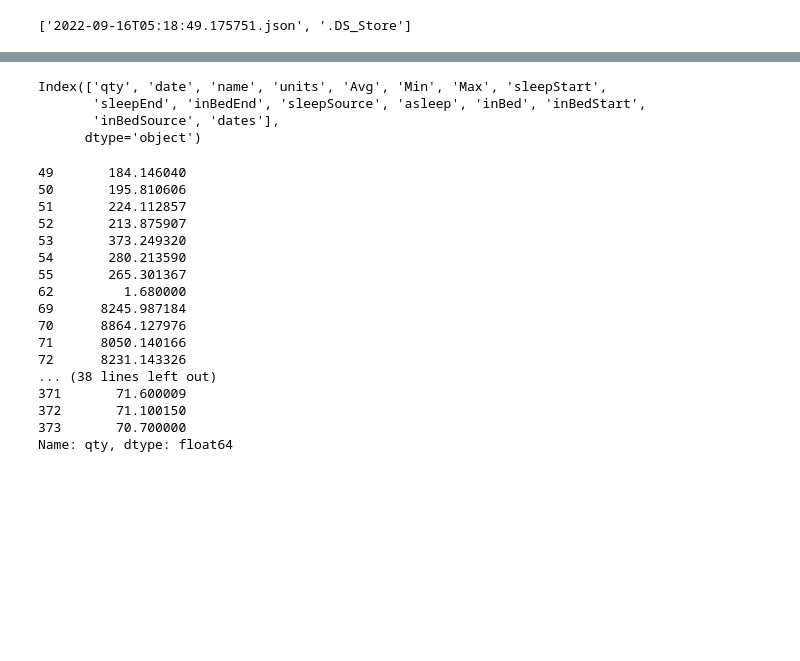
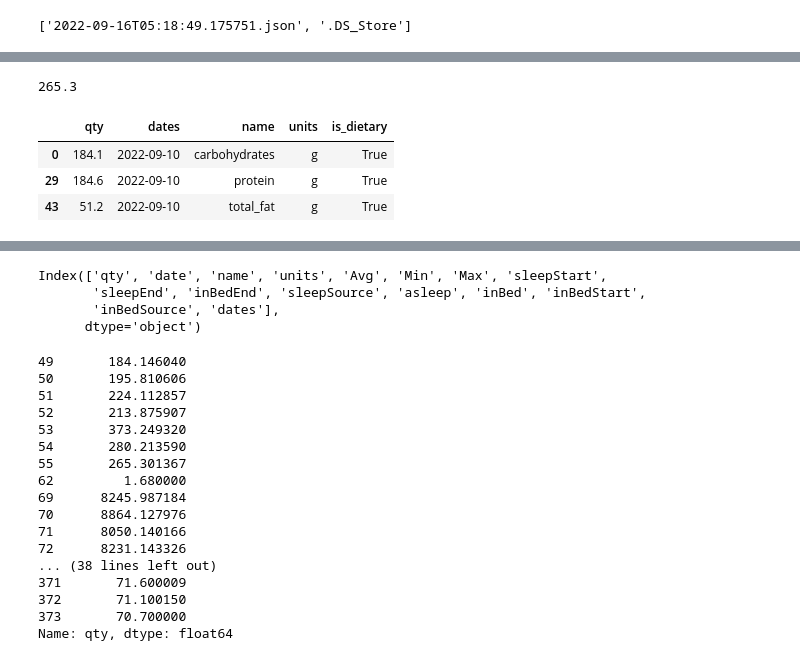
Before and after one commit to namtonthat/apple-health-data, a Jupyter notebook: ap.ipynb, the cells around one changed output, grey strips where cells are left out. Saved outputs shown, nothing was run; the diff lists cells and outputs as text; code cells hidden in the pictures; blank space fills up the shorter version.

```diff
--- a/ap.ipynb
+++ b/ap.ipynb
@@ -81,0 +83,11 @@ df_fitness
+# %%
+df_fitness.query(f"dates=='2022-09-16' and name=='carbohydrates'")['qty'].values[0]
+# %% [output]
+265.3
+# %%
+daily_macros
+# %% [output]
+|  | qty | dates | name | units | is_dietary |
+| 0 | 184.1 | 2022-09-10 | carbohydrates | g | True |
+| 29 | 184.6 | 2022-09-10 | protein | g | True |
+| 43 | 51.2 | 2022-09-10 | total_fat | g | True |
```
Also changed, not shown: parts of 7 cells of this notebook, 3 other files.
